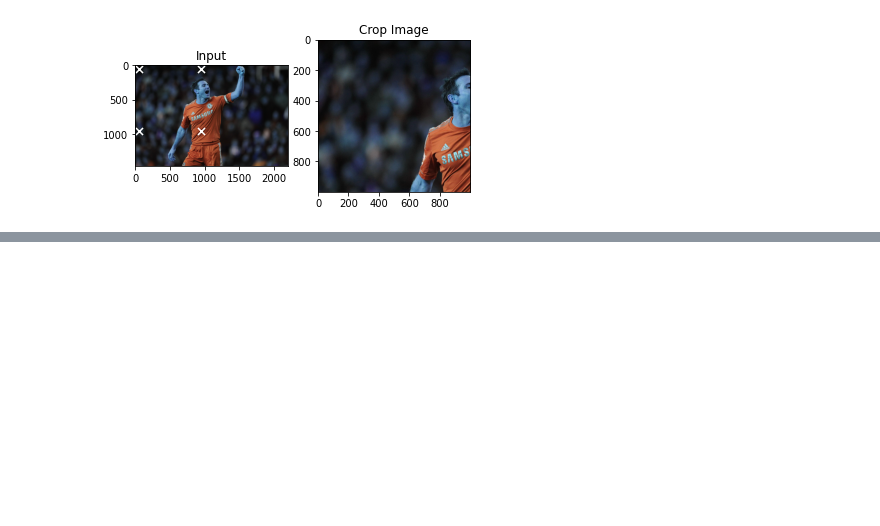
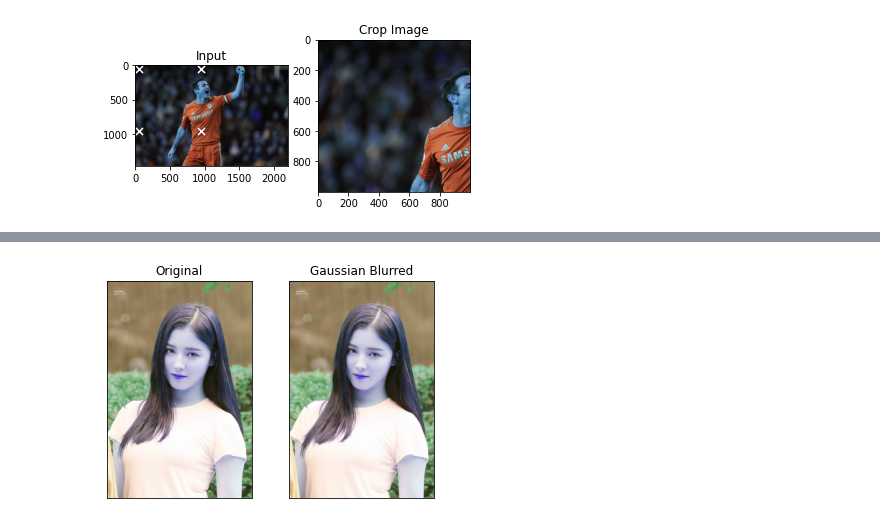
Before and after one commit to phanxuanphucnd/freelearningcv, a Jupyter notebook: jupyter notebooks/Image Preprocessing.ipynb, the cells around one changed output, grey strips where cells are left out. Cells and saved outputs as stored; diff of their text form; code cells hidden in the pictures; blank space fills up the shorter version.

```diff
--- a/jupyter notebooks/Image Preprocessing.ipynb
+++ b/jupyter notebooks/Image Preprocessing.ipynb
@@ -278,0 +326,10 @@ plt.show()
+# %%
+gaussian_img = cv2.GaussianBlur(img, (5, 5), 0)
+
+plt.subplot(121),plt.imshow(img),plt.title('Original')
+plt.xticks([]), plt.yticks([])
+plt.subplot(122),plt.imshow(gaussian_img),plt.title('Gaussian Blurred')
+plt.xticks([]), plt.yticks([])
+plt.show()
+# %% [output]
+[figure, added]
```
Also changed, not shown: parts of 4 cells of this notebook.
